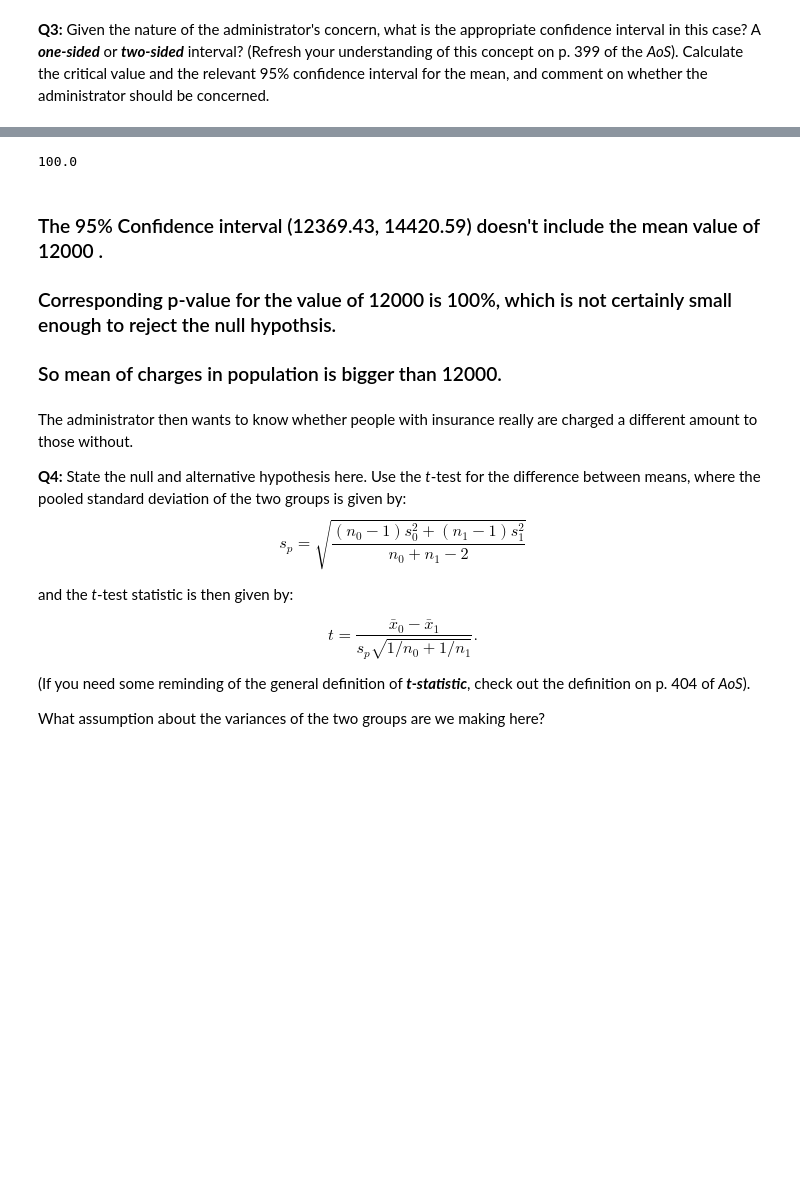
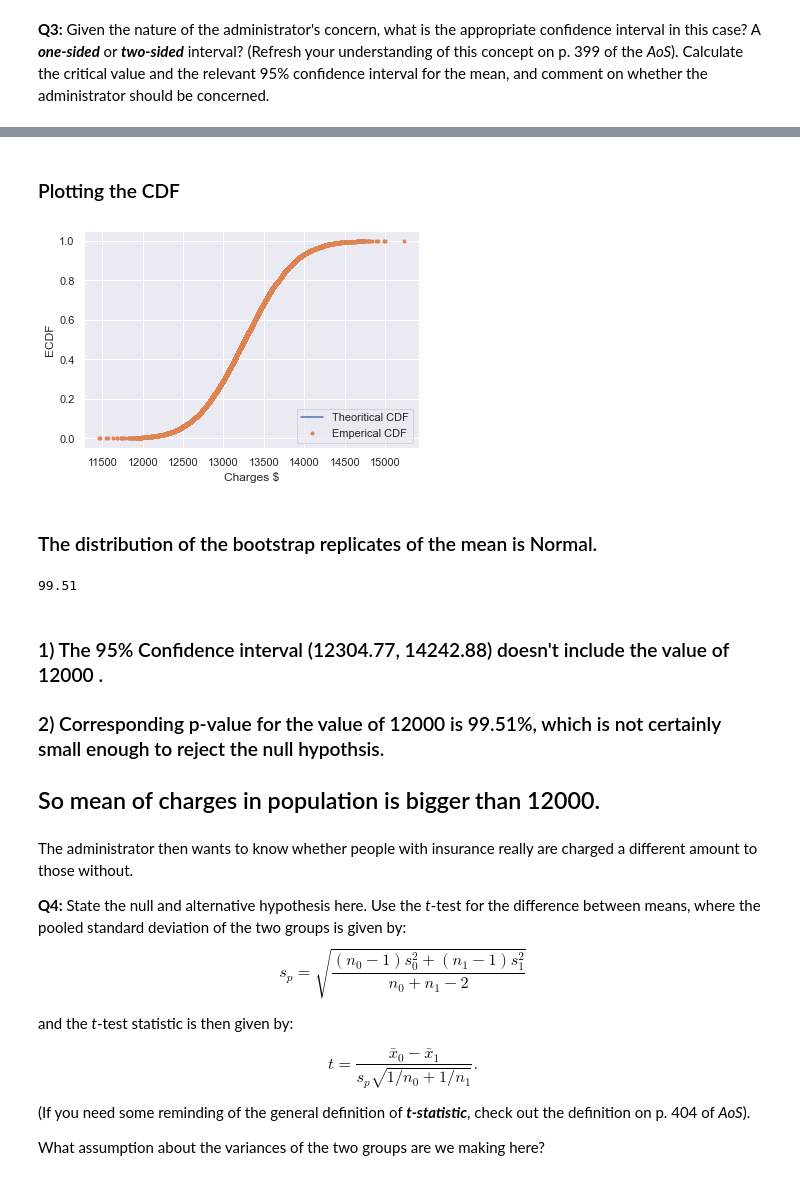
Before and after one commit to EnsiehBahrami/Mini-Projects, a Jupyter notebook: Frequentist-Inference/Frequentist Inference Case Study - Part B (2).ipynb, the cells around one changed output, grey strips where cells are left out. Cells and saved outputs as stored; diff of their text form; code cells hidden in the pictures; blank space fills up the shorter version.

```diff
--- a/Frequentist-Inference/Frequentist Inference Case Study - Part B (2).ipynb
+++ b/Frequentist-Inference/Frequentist Inference Case Study - Part B (2).ipynb
@@ -137,0 +260,2 @@ plt.show()
+# %% [markdown]
+### Plotting the CDF
@@ -138,13 +275,34 @@ plt.show()
+# %%
+#plot the theoritical CDF and compare with emperical CDF
+
+#theoritical CDF
+sample_normal2 = np.random.normal(mean_of_means2,std_of_means2,1000)
+x_theo, y_theo = ecdf(sample_normal2)
+plt.plot(x_theo, y_theo, label='Theoritical CDF')
+
+
+#Emperical CDF
+x, y = ecdf(bootstrap2.sample_means)
+plt.plot(x, y,label='Emperical CDF', marker='.', linestyle='none')
+
+plt.xlabel('Charges $')
+plt.ylabel('ECDF')
+plt.legend(loc='lower right')
+plt.show()
+# %% [output]
+[figure, added]
+# %% [markdown]
+### The distribution of the bootstrap replicates of the mean is Normal.
 # %%
 #P-value corresponding to the value of 12000 in distribution of mean of means.
-p_value = 100-st.percentileofscore(bootstrap.sample_means, 12000)
+p_value = 100-st.percentileofscore(bootstrap2.sample_means, 12000)
 p_value
 # %% [output]
-100.0
+99.51
 # %% [markdown]
-### The 95% Confidence interval (12369.43, 14420.59) doesn't include the mean value of 12000 .
-### Corresponding p-value for the value of 12000 is 100%, which is not certainly small enough to reject the null hypothsis.
-### So mean of charges in population is bigger than 12000.
+### 1) The 95% Confidence interval (12304.77, 14242.88) doesn't include the value of 12000 .
+###  2) Corresponding p-value for the value of 12000 is 99.51%, which is not certainly small enough to reject the null hypothsis.
+## So mean of charges in population is bigger than 12000.
 # %% [markdown]
 The administrator then wants to know whether people with insurance really are charged a different amount to those without.
 
```
Also changed, not shown: parts of 25 cells of this notebook.
